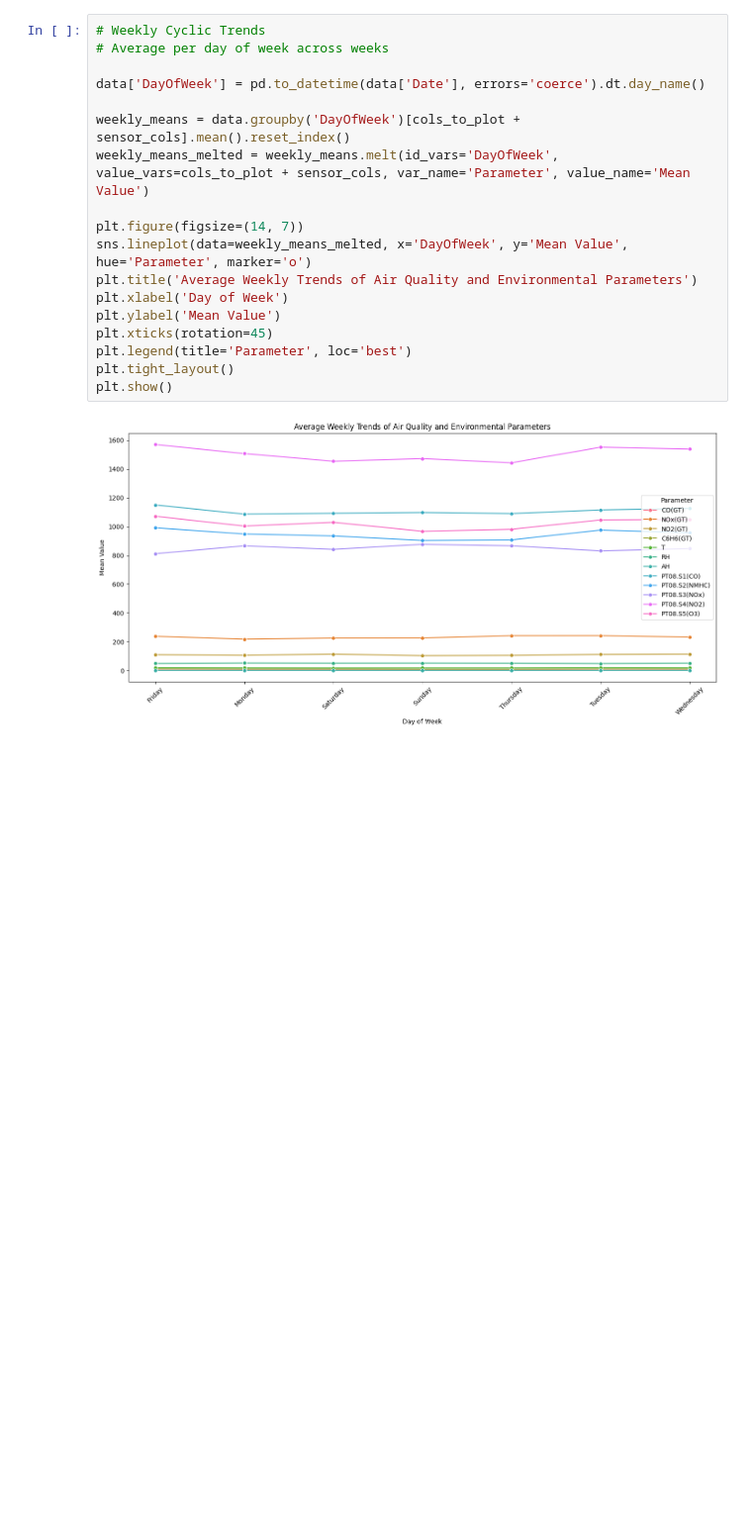
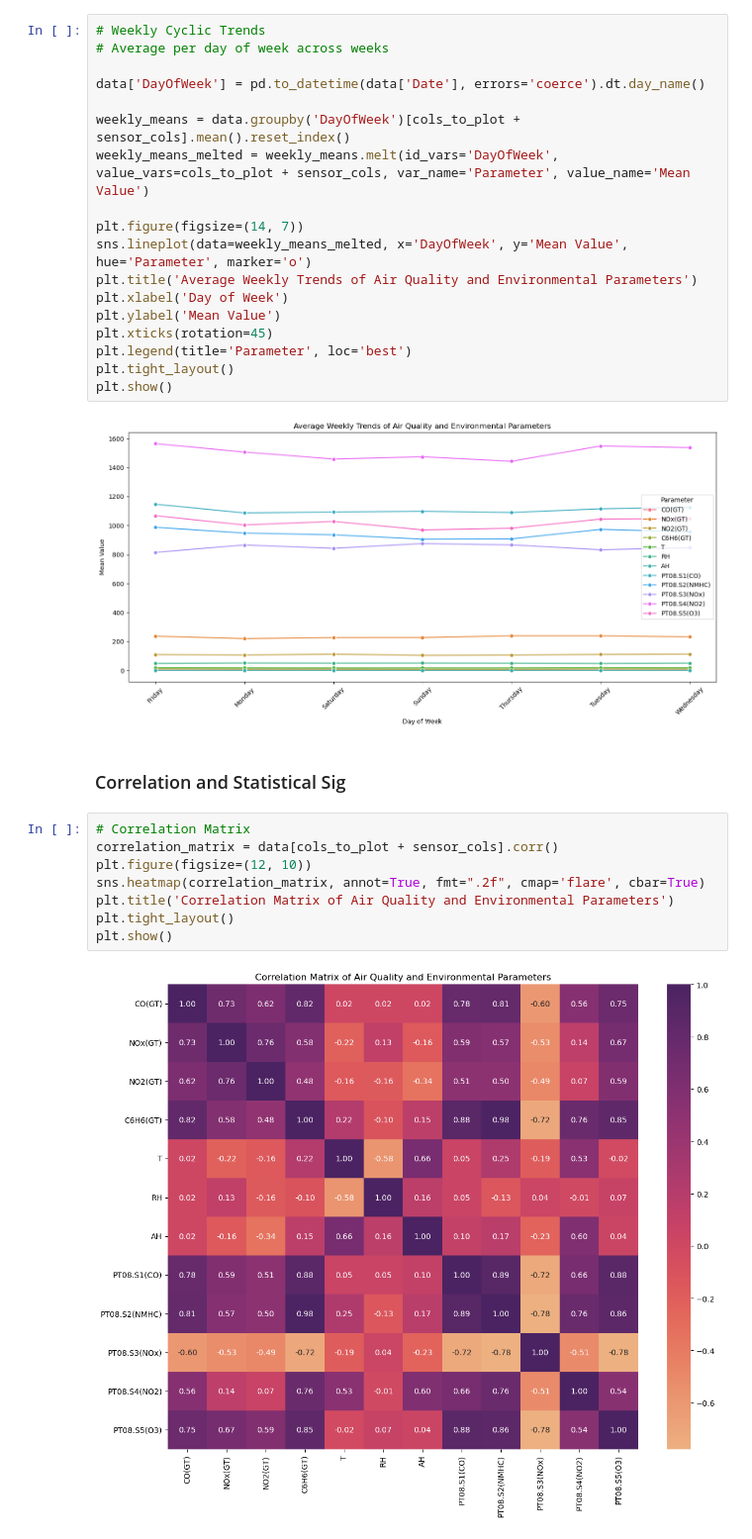
Before and after one commit to kanikaselva/AirQualityPredictionKafka, a Jupyter notebook: phase_2_data_intelligence/foundationVisualization.ipynb, the cells around one changed output. Shown: that part at 99% size. Saved outputs shown, nothing was run; the diff lists cells and outputs as text; blank space fills up the shorter version.

```diff
--- a/phase_2_data_intelligence/foundationVisualization.ipynb
+++ b/phase_2_data_intelligence/foundationVisualization.ipynb
@@ -143,3 +153,15 @@ plt.tight_layout()
 plt.show()
 # %% [output]
 [figure]
+# %% [markdown]
+### Correlation and Statistical Sig
+# %%
+# Correlation Matrix
+correlation_matrix = data[cols_to_plot + sensor_cols].corr()
+plt.figure(figsize=(12, 10))
+sns.heatmap(correlation_matrix, annot=True, fmt=".2f", cmap='flare', cbar=True)
+plt.title('Correlation Matrix of Air Quality and Environmental Parameters')
+plt.tight_layout()
+plt.show()
+# %% [output]
+[figure, added]
```
Also changed, not shown: parts of 13 cells of this notebook, 1 other file.
